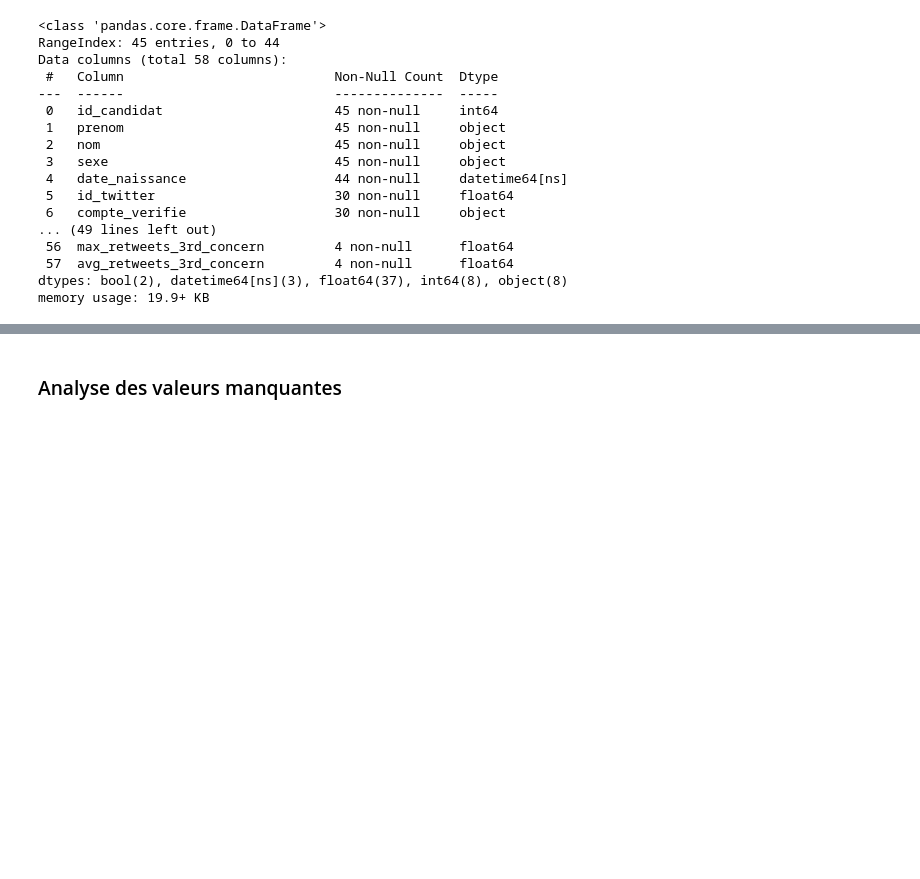
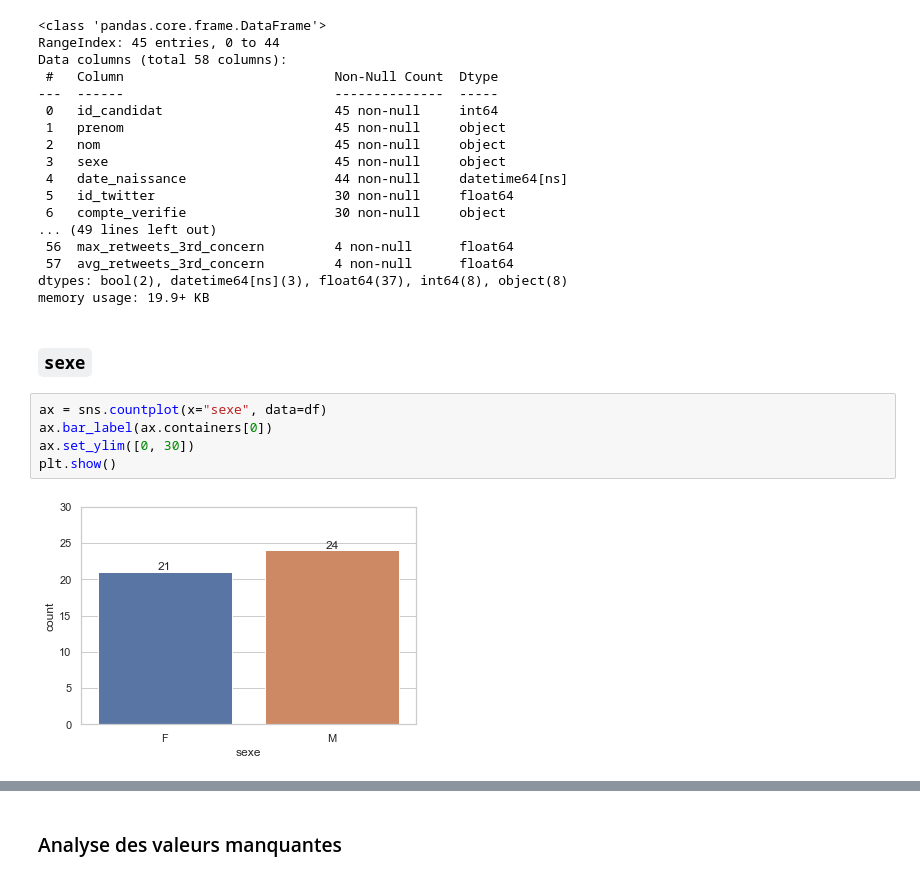
Before and after one commit to Antoine101/ElecTweets, a Jupyter notebook: model_exploration.ipynb, the cells around one changed output, grey strips where cells are left out. Saved outputs shown, nothing was run; the diff lists cells and outputs as text; blank space fills up the shorter version.

```diff
--- a/model_exploration.ipynb
+++ b/model_exploration.ipynb
@@ -62,3 +72,12 @@ Data columns (total 58 columns):
  57  avg_retweets_3rd_concern         4 non-null      float64
 dtypes: bool(2), datetime64[ns](3), float64(37), int64(8), object(8)
 memory usage: 19.9+ KB
+# %% [markdown]
+### `sexe`
+# %%
+ax = sns.countplot(x="sexe", data=df)
+ax.bar_label(ax.containers[0])
+ax.set_ylim([0, 30])
+plt.show()
+# %% [output]
+[figure, added]
```
Also changed, not shown: parts of 37 cells of this notebook.
